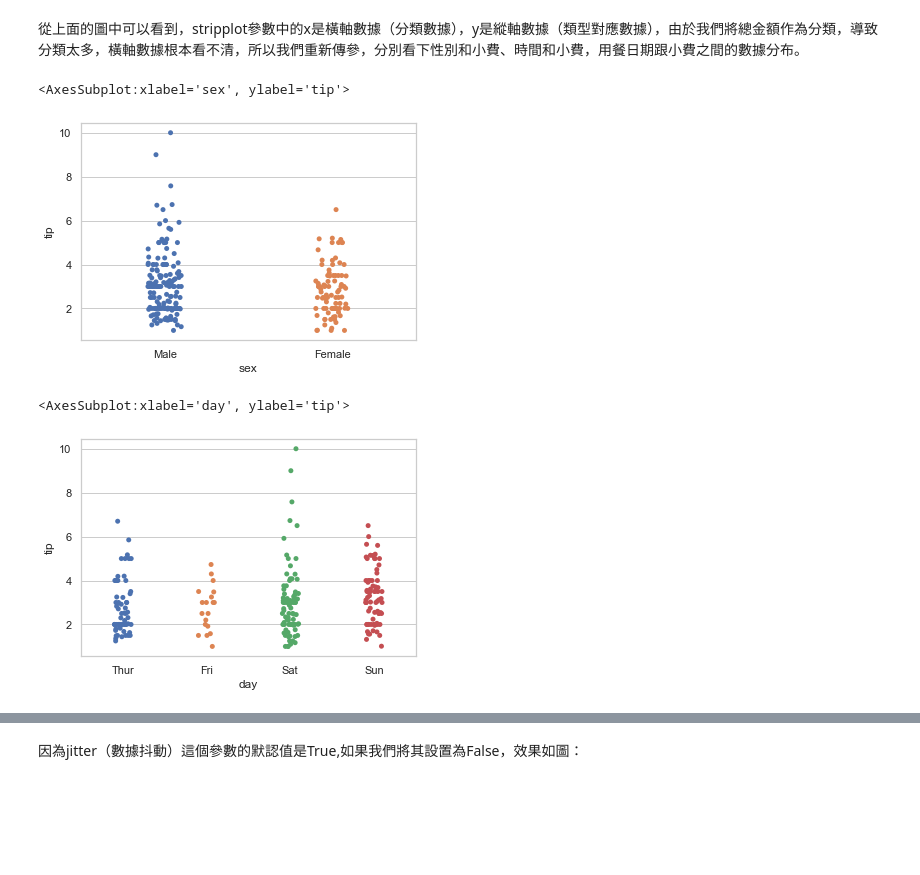
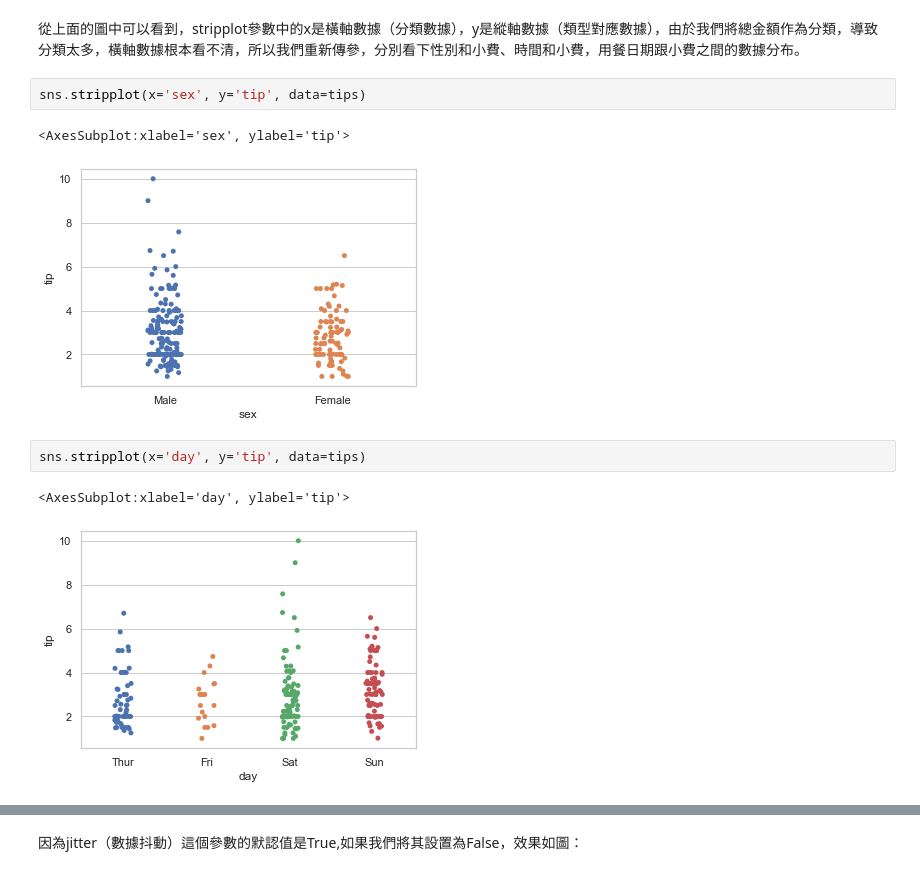
Before and after one commit to cundy770/IMLP354, a Jupyter notebook: 2.4.2_Seaborn數據視覺化.ipynb, the cells around one changed output, grey strips where cells are left out. Cells and saved outputs as stored; diff of their text form; blank space fills up the shorter version.

```diff
--- a/2.4.2_Seaborn數據視覺化.ipynb
+++ b/2.4.2_Seaborn數據視覺化.ipynb
@@ -204,11 +220,13 @@ tips = sns.load_dataset("tips")
 # %% [markdown]
 從上面的圖中可以看到，stripplot參數中的x是橫軸數據（分類數據），y是縱軸數據（類型對應數據），由於我們將總金額作為分類，導致分類太多，橫軸數據根本看不清，所以我們重新傳參，分別看下性別和小費、時間和小費，用餐日期跟小費之間的數據分布。
 # %%
+sns.stripplot(x='sex', y='tip', data=tips)
 # %% [output]
 <AxesSubplot:xlabel='sex', ylabel='tip'>
-[figure, old version]
+[figure, new version]
 # %%
+sns.stripplot(x='day', y='tip', data=tips)
 # %% [output]
 <AxesSubplot:xlabel='day', ylabel='tip'>
-[figure, old version]
+[figure, new version]
 # %%
```
Also changed, not shown: parts of 31 cells of this notebook.
